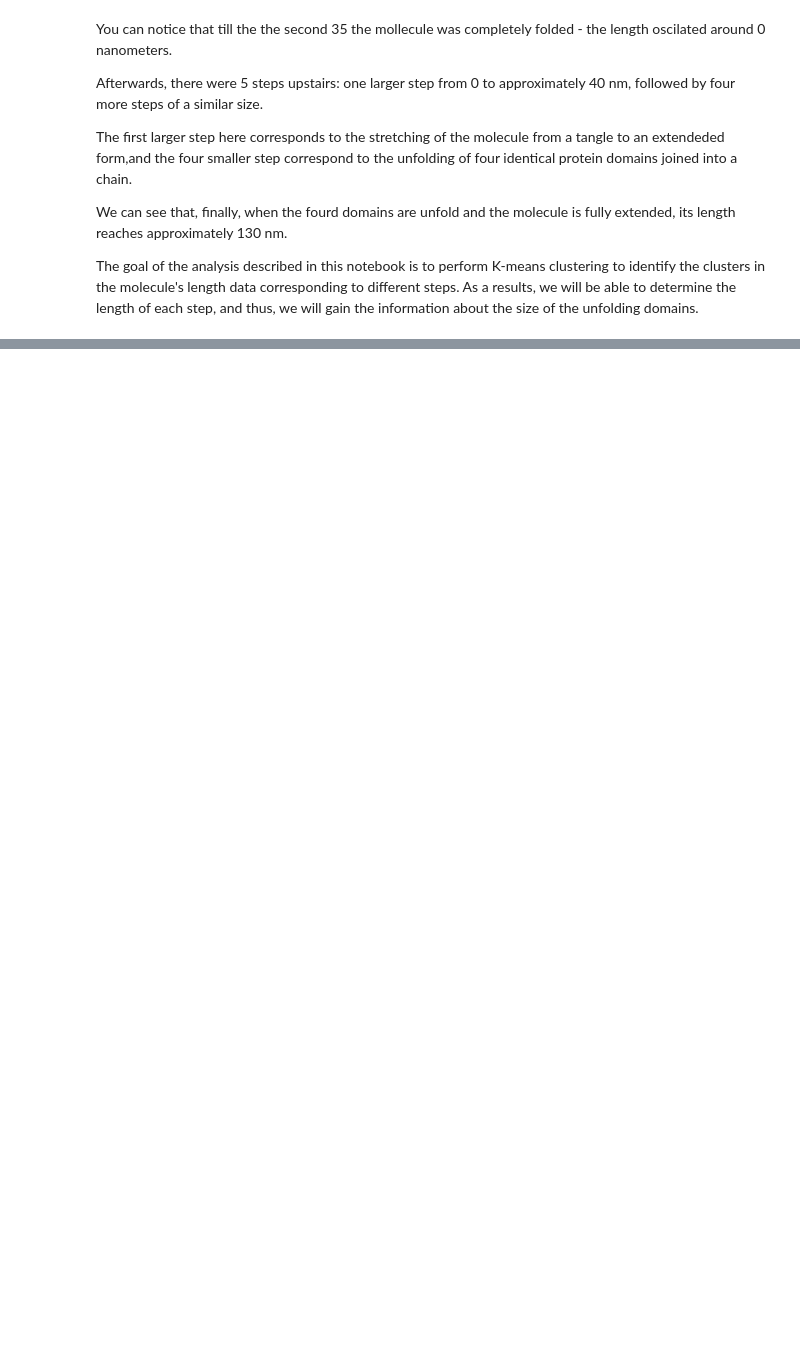
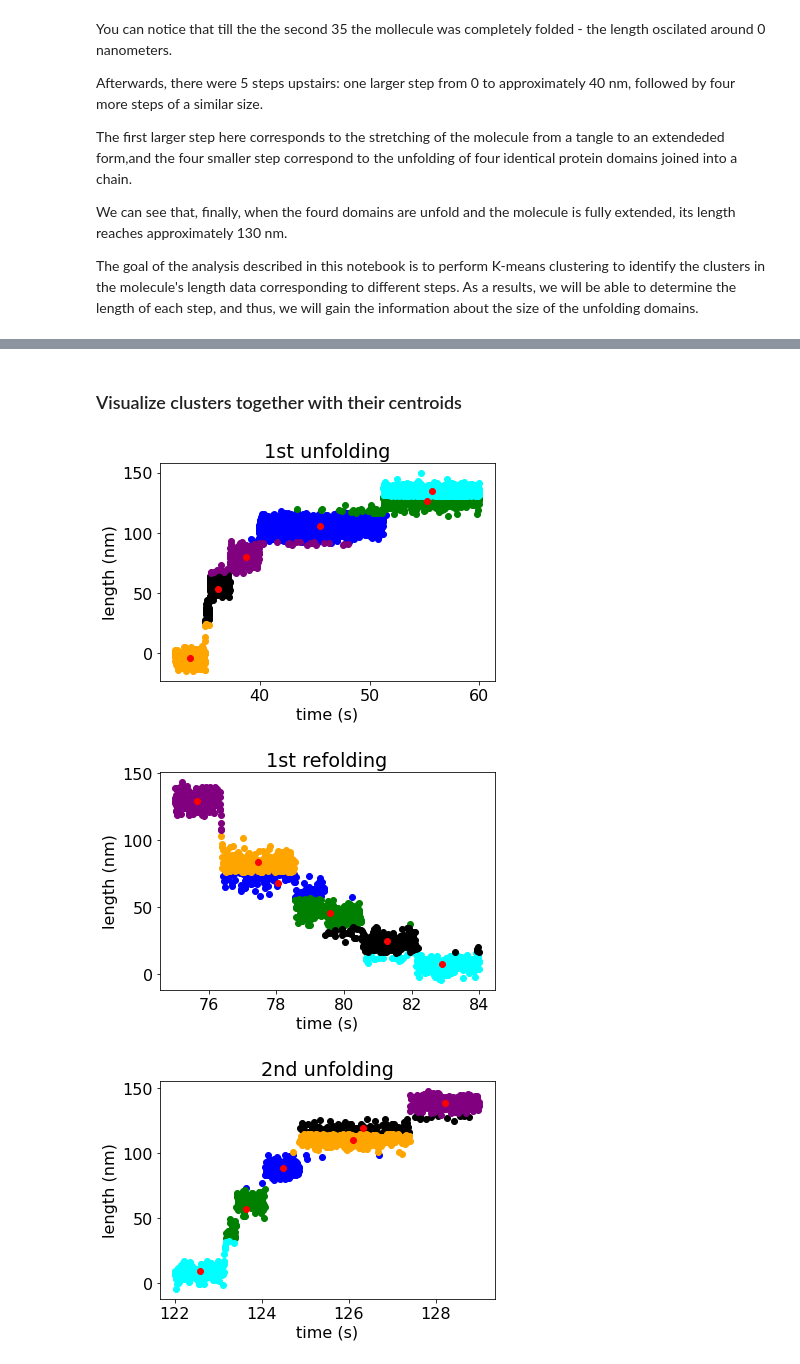
Before and after one commit to katerynalemishko/reaction_clustering, a Jupyter notebook: protein_reaction_clustering.ipynb, the cells around one changed output, grey strips where cells are left out. Cells and saved outputs as stored; diff of their text form; code cells hidden in the pictures; blank space fills up the shorter version.

```diff
--- a/protein_reaction_clustering.ipynb
+++ b/protein_reaction_clustering.ipynb
@@ -503,0 +157,14 @@ e.g., DNA polymerization reaction.
+# %%
+# Function that accepts the number of clusters (k) and selects random centroid for each cluster
+def random_centroid(K,df):
+
+    """This function accepts the number of
+    clusters and the the dataframe with
+    the protein the legth over time
+    and selects random centroids for each cluster"""
+
+    #K-number of clusters
+    # Select random observation as centroids
+    random_centroids = (df.sample(n=K))
+    random_centroids=random_centroids.reset_index()
+    return random_centroids
@@ -503,0 +235,11 @@ e.g., DNA polymerization reaction.
+# %%
+def plot_clusters(K,df, Centroids,title):
+    color=['blue','green','cyan','black','orange','purple','grey']
+    for k in range(K):
+        data=df[df["Cluster"]==k+1]
+        plt.scatter(data["time"],data["length"],c=color[k])
+    plt.scatter(Centroids["time"],Centroids["length"],c='red')
+    plt.title(title)
+    plt.xlabel('time (s)')
+    plt.ylabel('length (nm)')
+    plt.show()
@@ -503,0 +265,5 @@ e.g., DNA polymerization reaction.
+# %%
+# Obtain coordinates of 6 random centroids for each subtrajectory
+random_centroids_unf1=random_centroid(6,unfold1)
+random_centroids_ref1=random_centroid(6,refold1)
+random_centroids_unf2=random_centroid(6,unfold2)
@@ -503,0 +272,5 @@ e.g., DNA polymerization reaction.
+# %%
+# Recompute the centroids according to the k-meands algorithm
+centroids_unf1=centroids(6,unfold1,random_centroids_unf1)
+centroids_ref1=centroids(6,refold1,random_centroids_ref1)
+centroids_unf2=centroids(6,unfold2,random_centroids_unf2)
@@ -503,0 +295,11 @@ e.g., DNA polymerization reaction.
+# %% [markdown]
+### Visualize clusters together with their centroids
+# %%
+# Plot the obtained clusters together with the centroids
+plot_clusters(6,unfold1,centroids_unf1,'1st unfolding')
+plot_clusters(6,refold1,centroids_ref1,'1st refolding')
+plot_clusters(6,unfold2,centroids_unf2,'2nd unfolding')
+# %% [output]
+[figure, added]
+[figure, added]
+[figure, added]
```
Also changed, not shown: parts of 100 cells of this notebook.
